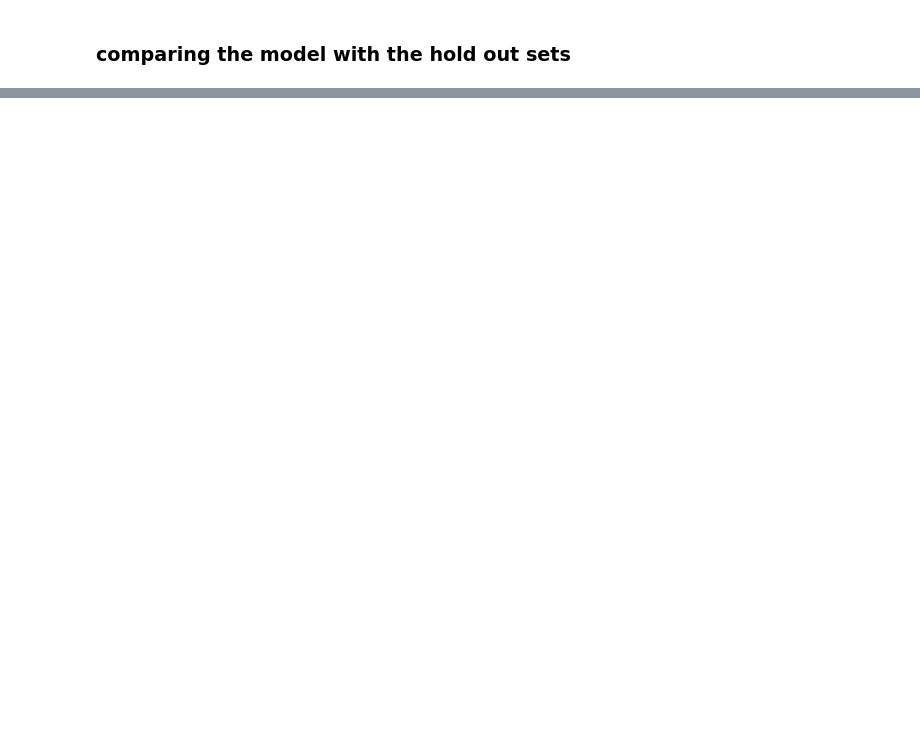
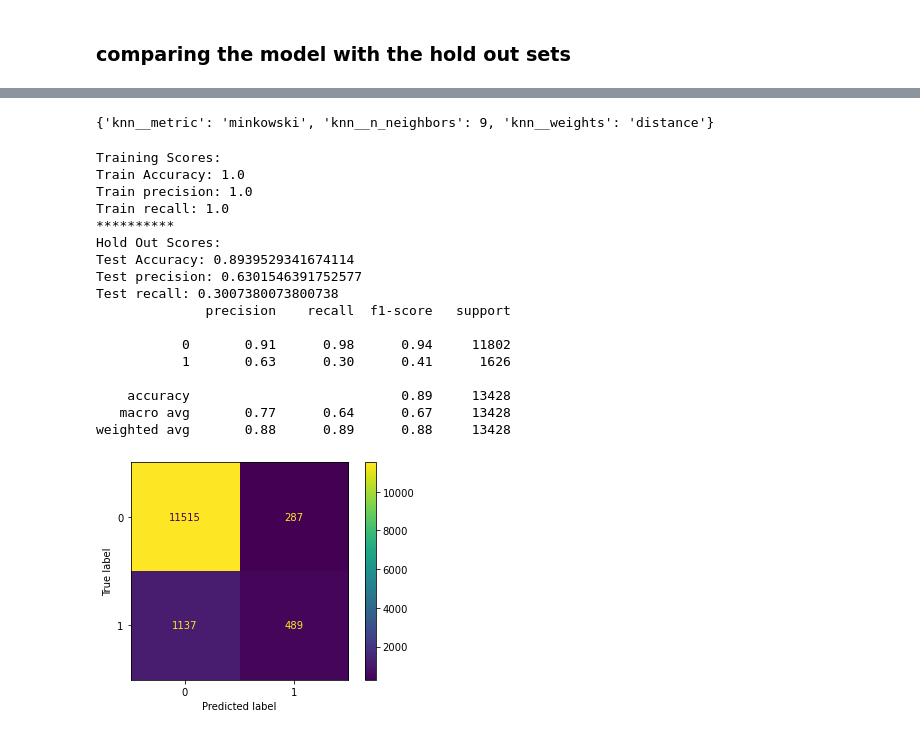
Before and after one commit to Myke-Ajayi/BankMarketingProject, a Jupyter notebook: Notebook/Michael/Modelling.ipynb, the cells around one changed output, grey strips where cells are left out. Drawn from its saved outputs; the diff is of its cells as text; code cells hidden in the pictures; blank space fills up the shorter version.

```diff
--- a/Notebook/Michael/Modelling.ipynb
+++ b/Notebook/Michael/Modelling.ipynb
@@ -344,0 +412,6 @@ evaluate(, X_train, X_hold, y_train, y_test)
+# %%
+knn_classfier = Pipeline(steps=[
+    ('preprocessor', preprocessor),
+    ('knn', KNeighborsClassifier())
+])
+knn_classfier.fit(X_trained, y_trained)
@@ -344,0 +440,14 @@ evaluate(, X_train, X_hold, y_train, y_test)
+# %%
+knn_model = Pipeline(steps=[
+    ('preprocessor', preprocessor),
+    ('knn', KNeighborsClassifier())
+])
+
+grid_params = {
+    'knn__n_neighbors': [3, 5, 7, 9],
+    'knn__metric': ['minkowski', 'manhattan'],
+    'knn__weights': ['uniform', 'distance']
+}
+# %%
+gs_knn = GridSearchCV(estimator=knn_model, param_grid=grid_params, cv=5)
+gs_knn.fit(X_trained, y_trained)
@@ -344,0 +472,25 @@ evaluate(, X_train, X_hold, y_train, y_test)
+# %%
+gs_knn.best_params_
+# %% [output]
+{'knn__metric': 'minkowski', 'knn__n_neighbors': 9, 'knn__weights': 'distance'}
+# %%
+evaluate(gs_knn.best_estimator_, X_trained, X_test, y_trained, y_test)
+# %% [output]
+Training Scores:
+Train Accuracy: 1.0
+Train precision: 1.0
+Train recall: 1.0
+**********
+Hold Out Scores:
+Test Accuracy: 0.8939529341674114
+Test precision: 0.6301546391752577
+Test recall: 0.3007380073800738
+              precision    recall  f1-score   support
+
+           0       0.91      0.98      0.94     11802
+           1       0.63      0.30      0.41      1626
+
+    accuracy                           0.89     13428
+   macro avg       0.77      0.64      0.67     13428
+weighted avg       0.88      0.89      0.88     13428
+[figure, added]
```
Also changed, not shown: parts of 38 cells of this notebook.
